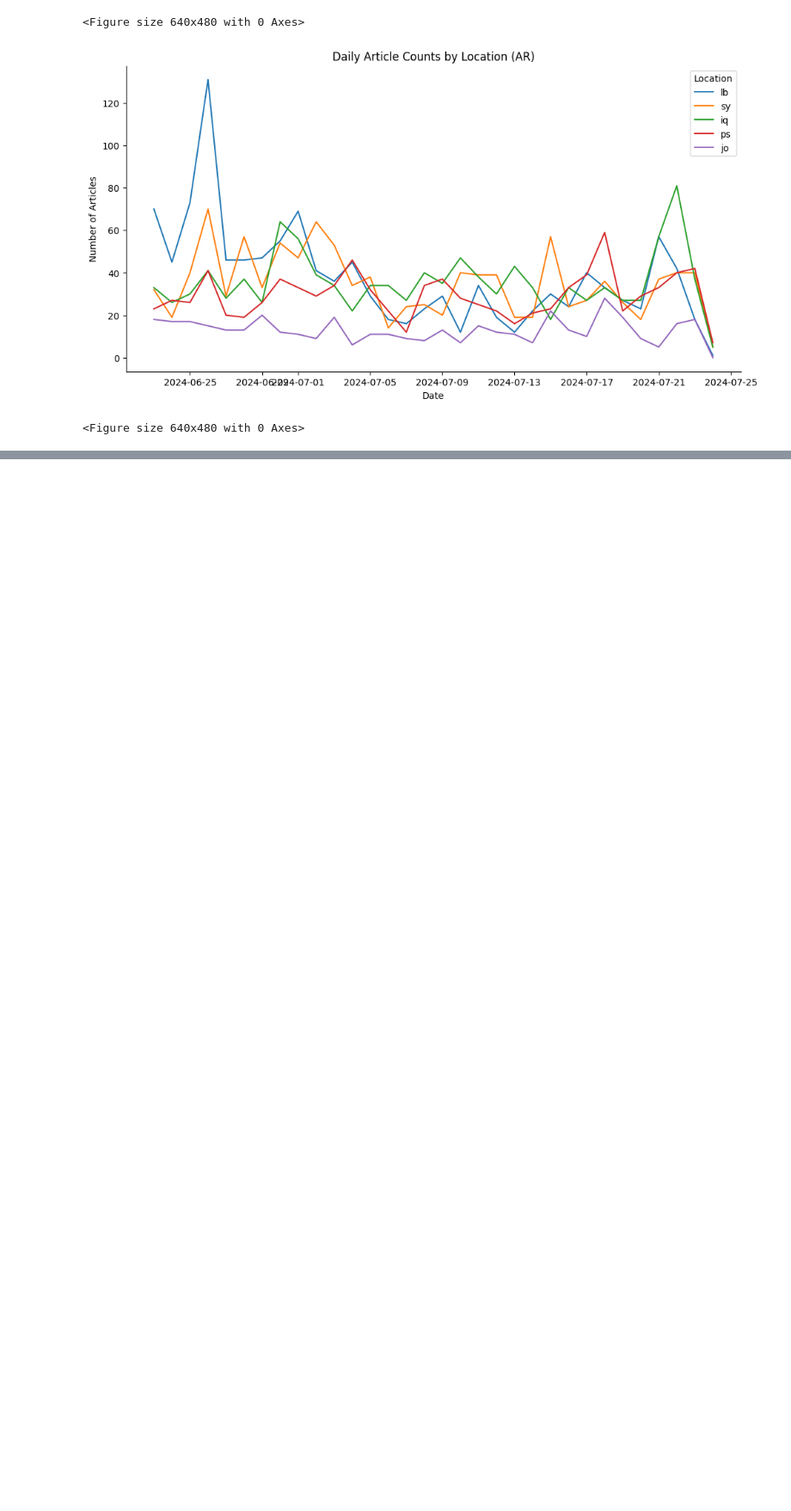
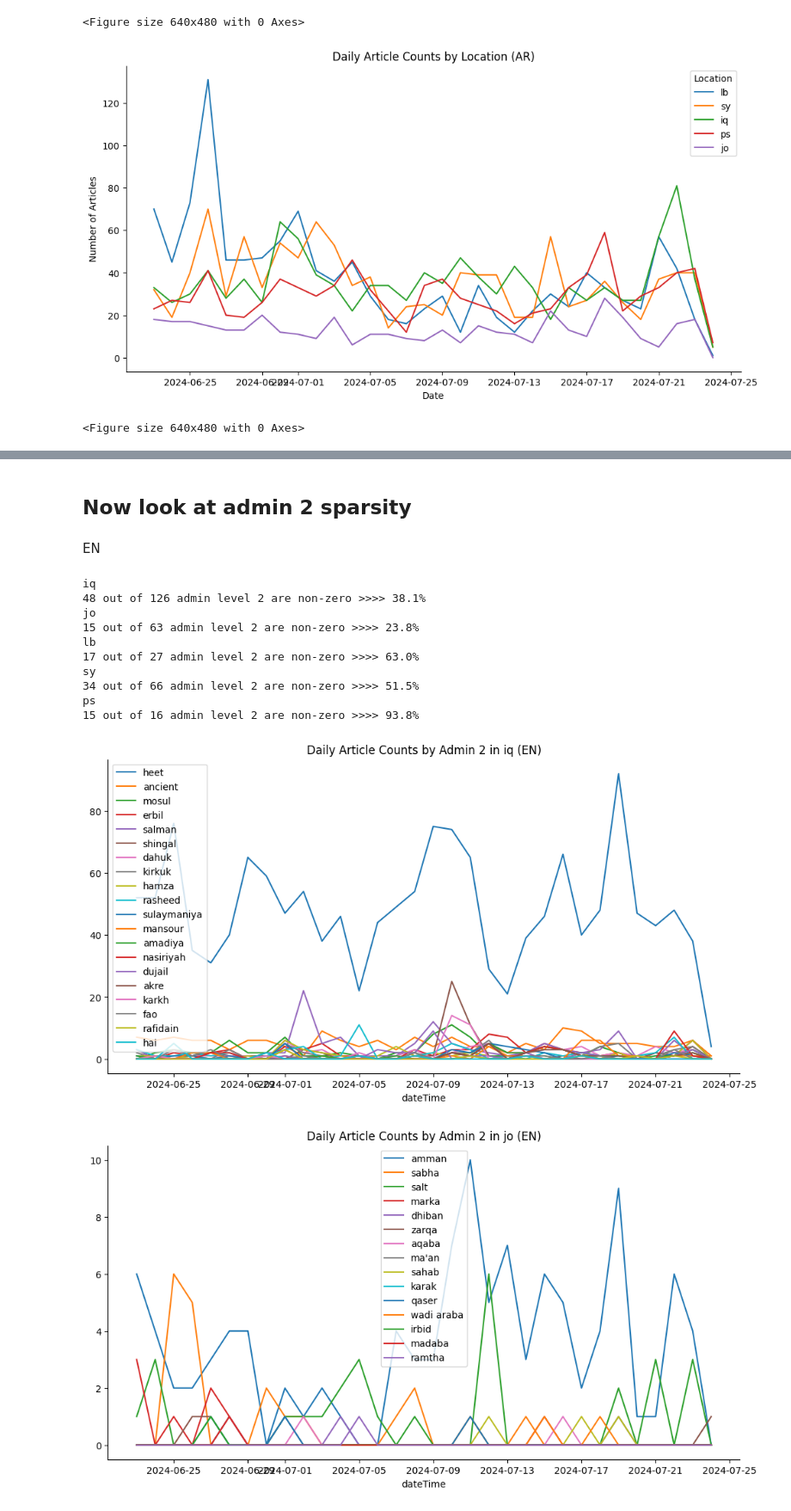
Before and after one commit to alexrutherford/dime_take_home, a Jupyter notebook: notebooks/02_analysis.ipynb, the cells around one changed output, grey strips where cells are left out. Shown at 86% size. Saved outputs shown, nothing was run; the diff lists cells and outputs as text; code cells hidden in the pictures; blank space fills up the shorter version.

```diff
--- a/notebooks/02_analysis.ipynb
+++ b/notebooks/02_analysis.ipynb
@@ -135,0 +159,6 @@ _ = plt.savefig("../reports/figures/daily_article_counts_by_location_ar.png", bb
+# %%
+for location, v in counter_ar.most_common():
+    daily_counts_ar = df_news_ar['locations'].map(lambda rfs: location in rfs).groupby(df_news_ar['dateTime'].dt.date).sum()
+    daily_counts_en = df_news_en['locations'].map(lambda rfs: location in rfs).groupby(df_news_en['dateTime'].dt.date).sum()
+
+    print('For {:s} correlation: {:.2f}'.format(location, daily_counts_en.corr(daily_counts_ar)))
@@ -135,0 +219,11 @@ _ = plt.savefig("../reports/figures/daily_article_counts_by_location_ar.png", bb
+# %%
+for c in ['iq','jo','lb','sy','ps']:
+    counter_ar = collections.Counter(l for locs in df_news_ar['locations'] for l in locs)
+    counter_ar = collections.Counter({k: v for k, v in counter_ar.items() if len(k) == 5 and k.startswith(c)})
+
+    print(c)
+    #print(counter_en)
+    total_admin1 = len([k for k in locations_dict_ar.keys() if k.startswith(c) and len(k) == 5])
+    non_zero_admin1 = len(counter_ar.keys())
+    percent_non_zero = (non_zero_admin1 / total_admin1 * 100) if total_admin1 else 0
+    print('{:d} out of {:d} admin level 1 are non-zero >>>> {:.1f}%'.format(non_zero_admin1, total_admin1, percent_non_zero))
@@ -135,0 +241,51 @@ _ = plt.savefig("../reports/figures/daily_article_counts_by_location_ar.png", bb
+# %% [markdown]
+## Now look at admin 2 sparsity
+# %% [markdown]
+EN
+# %%
+for c in ['iq','jo','lb','sy','ps']:
+
+    _ = plt.figure(figsize=(12,6))
+
+    ax = plt.gca()
+    ax.spines['top'].set_visible(False)
+    ax.spines['right'].set_visible(False)
+
+    counter_en = collections.Counter(l for locs in df_news_en['locations'] for l in locs)
+    counter_en = collections.Counter({k: v for k, v in counter_en.items() if len(k) > 5 and k.startswith(c)})
+
+    print(c)
+    #print(counter_en)
+    total_admin2 = len([k for k in locations_dict_en.keys() if k.startswith(c) and len(k) > 5])
+    non_zero_admin2 = len(counter_en.keys())
+    percent_non_zero = (non_zero_admin2 / total_admin2 * 100) if total_admin2 else 0
+    print('{:d} out of {:d} admin level 2 are non-zero >>>> {:.1f}%'.format(non_zero_admin2, total_admin2, percent_non_zero))
+
+    counter = collections.Counter(l for locs in df_news_en['locations'] for l in locs)
+    counter = collections.Counter({k: v for k, v in counter.items() if len(k) > 5 and k.startswith(c)})
+
+    for location, v in counter.most_common()[0:20]:
+        # Can't fit more than 20 on a plot
+        # TODO do this more cleanly with a groupby()
+        daily_counts = df_news_en['locations'].map(lambda rfs: location in rfs).groupby(df_news_en['dateTime'].dt.date).sum()
+        daily_counts.plot(label=locations_dict_en[location][0])
+        #print(location, daily_counts)
+    plt.title("Daily Article Counts by Admin 2 in {:s} (EN)".format(c))
+    ax.legend()
+    if False:
+        plt.show()
+
+    _ = plt.savefig("../reports/figures/daily_article_counts_by_admin_2_en_{:s}.png".format(c), bbox_inches='tight',dpi = 300)
+# %% [output]
+iq
+48 out of 126 admin level 2 are non-zero >>>> 38.1%
+jo
+15 out of 63 admin level 2 are non-zero >>>> 23.8%
+lb
+17 out of 27 admin level 2 are non-zero >>>> 63.0%
+sy
+34 out of 66 admin level 2 are non-zero >>>> 51.5%
+ps
+15 out of 16 admin level 2 are non-zero >>>> 93.8%
+[figure, added]
+[figure, added]
```
Also changed, not shown: parts of 18 cells of this notebook, 8 other files.
